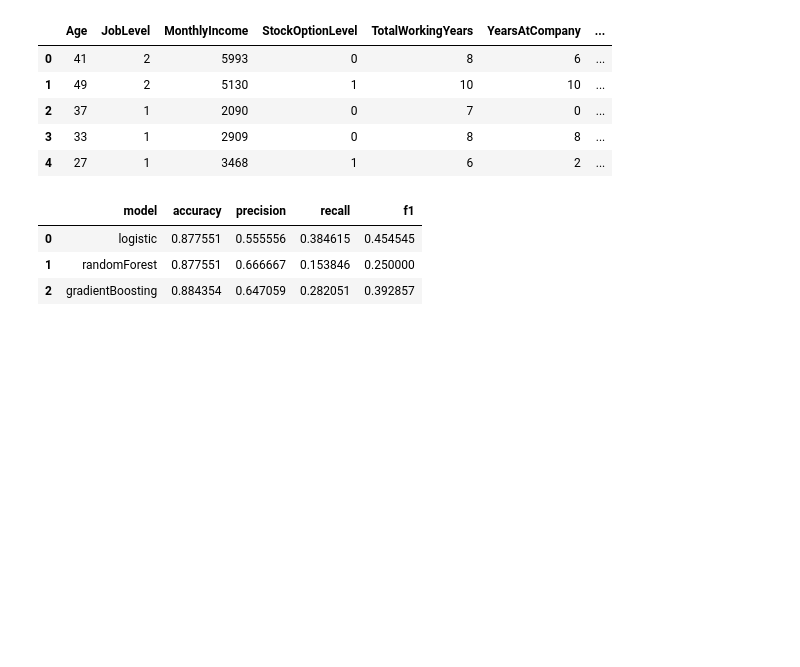
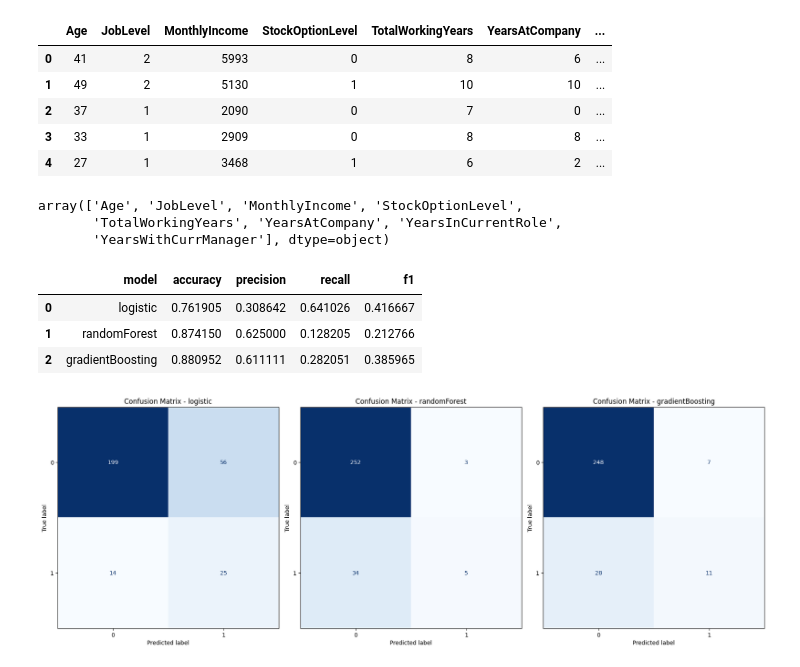
Before and after one commit to codehass/retention-ai-hr-assistant-API, a Jupyter notebook: ml/eda.ipynb, the cells around one changed output. Drawn from its saved outputs; the diff is of its cells as text; code cells hidden in the pictures; blank space fills up the shorter version.

```diff
--- a/ml/eda.ipynb
+++ b/ml/eda.ipynb
@@ -298,6 +298,11 @@ numerical_df.head()
 # %%
 numerical_features = numerical_df.columns
 numerical_features = numerical_features.values
+numerical_features
+# %% [output]
+array(['Age', 'JobLevel', 'MonthlyIncome', 'StockOptionLevel',
+       'TotalWorkingYears', 'YearsAtCompany', 'YearsInCurrentRole',
+       'YearsWithCurrManager'], dtype=object)
 # %%
 
 categorical_features = categorical_df.columns
@@ -332,14 +361,24 @@ for model_type in models:
         "recall": recall,
         "f1": f1,
     })
+# %%
+results_df = pd.DataFrame(results)
+results_df
+# %% [output]
+|  | model | accuracy | precision | recall | f1 |
+| 0 | logistic | 0.761905 | 0.308642 | 0.641026 | 0.416667 |
+| 1 | randomForest | 0.874150 | 0.625000 | 0.128205 | 0.212766 |
+| 2 | gradientBoosting | 0.880952 | 0.611111 | 0.282051 | 0.385965 |
 # %%
-results_df = pd.DataFrame(results)
-results_df
+fig, axes = plt.subplots(1, len(models), figsize=(18, 6))
+
+for ax, y_pred, name in zip(axes, y_preds, models):
+    plot_matrix(ax, y_test, y_pred, title=name)
+
+plt.tight_layout()
+plt.show()
 # %% [output]
-|  | model | accuracy | precision | recall | f1 |
-| 0 | logistic | 0.877551 | 0.555556 | 0.384615 | 0.454545 |
-| 1 | randomForest | 0.877551 | 0.666667 | 0.153846 | 0.250000 |
-| 2 | gradientBoosting | 0.884354 | 0.647059 | 0.282051 | 0.392857 |
+[figure, added]
 # %%
 from ml_pipeline import train_with_grid_search
 
```
Also changed, not shown: parts of 10 cells of this notebook, 2 other files.
